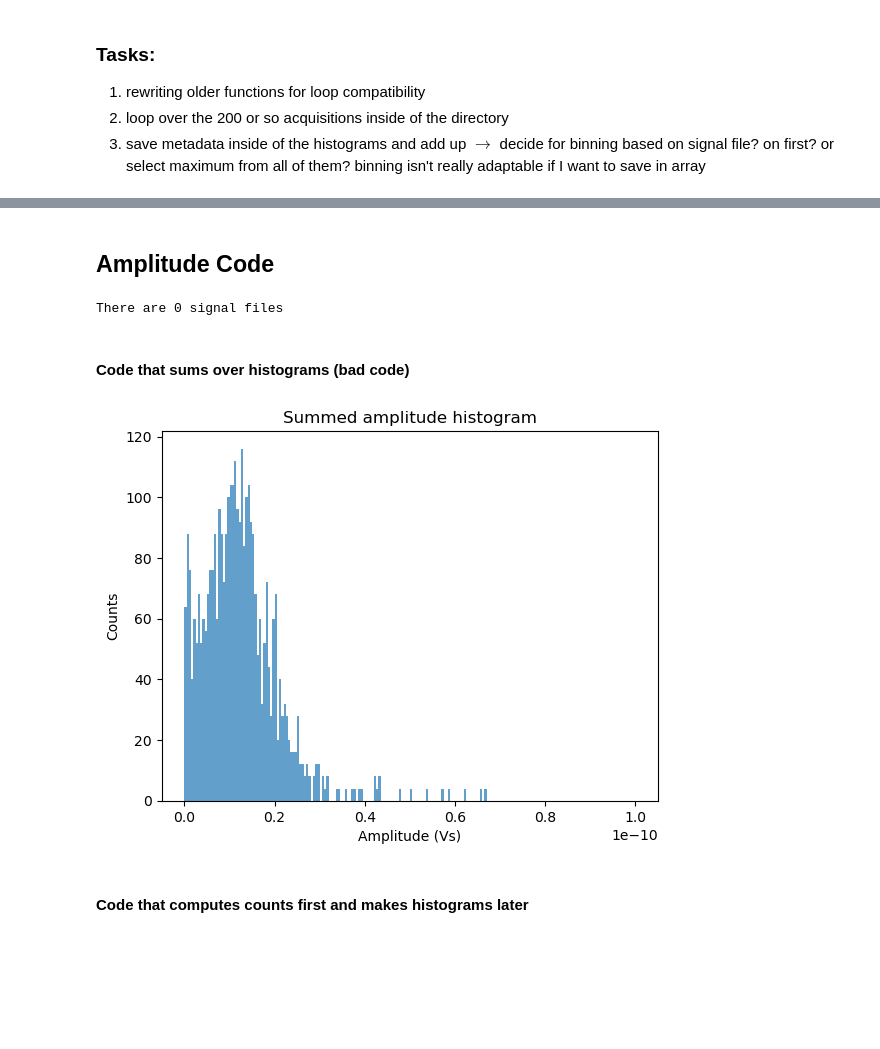
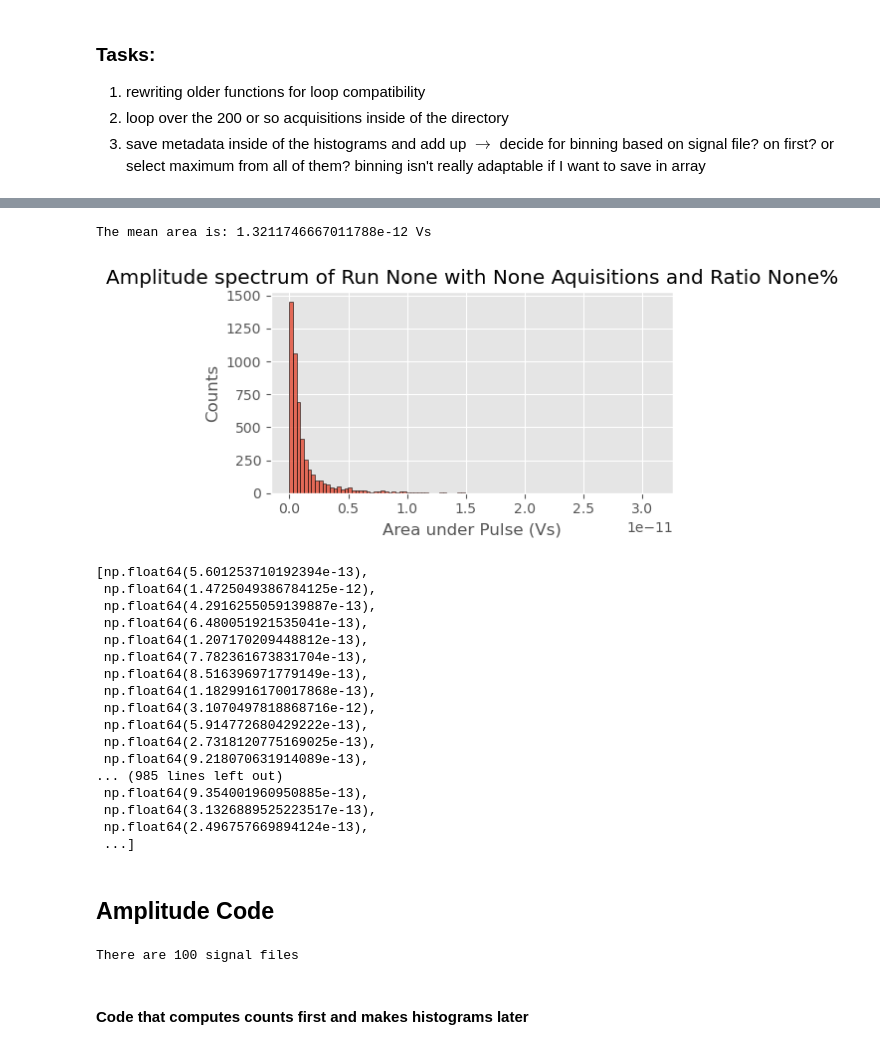
Before and after one commit to laloscola/Max-Planck-Coding, a Jupyter notebook: code_for_MCPPMT_Camera/analysis_final1.ipynb, the cells around one changed output, grey strips where cells are left out. Saved outputs shown, nothing was run; the diff lists cells and outputs as text; code cells hidden in the pictures; blank space fills up the shorter version.

```diff
--- a/code_for_MCPPMT_Camera/analysis_final1.ipynb
+++ b/code_for_MCPPMT_Camera/analysis_final1.ipynb
@@ -29,0 +39,2 @@ from functions_singledata import main_amplitude_spectrum
+# %%
+df_fixed = my_fcts.converter_binary_to_df('/Users/laloscola/ExternalDrive/1mio_events_sig/Run_000.Wfm.bin')
@@ -30,12 +48,34 @@ from functions_singledata import main_amplitude_spectrum
+# %%
+my_fcts.main_amplitude_spectrum(df_fixed)
+# %% [output]
+The mean area is: 1.3211746667011788e-12 Vs
+[figure, added]
+[np.float64(5.601253710192394e-13),
+ np.float64(1.4725049386784125e-12),
+ np.float64(4.2916255059139887e-13),
+ np.float64(6.480051921535041e-13),
+ np.float64(1.207170209448812e-13),
+ np.float64(7.782361673831704e-13),
+ np.float64(8.516396971779149e-13),
+ np.float64(1.1829916170017868e-13),
+ np.float64(3.1070497818868716e-12),
+ np.float64(5.914772680429222e-13),
+ np.float64(2.7318120775169025e-13),
+ np.float64(9.218070631914089e-13),
+... (985 lines left out)
+ np.float64(9.354001960950885e-13),
+ np.float64(3.1326889525223517e-13),
+ np.float64(2.496757669894124e-13),
+ ...]
 # %% [markdown]
 ## Amplitude Code
 # %%
-path_sig = Path('/Users/laloscola/ExternalDrive/1mio_events_sig/')
+path_sig = Path('/Users/laloscola/ExternalDrive/1mio_events_bkg/')
 files_sig = list(path_sig.glob('Run_*.Wfm.bin'))
 count_sig = len(files_sig)
 print(f'There are {count_sig} signal files')
 # %% [output]
-There are 0 signal files
+There are 100 signal files
 # %%
 dx = 0.5e-12 # max resolution was 1e-12 (area can still have non-integer values) --- adapt such that selecting the number of bins autosets dx
 bin_edges_jitter = np.arange(-15e-9, 15e-9 + dx, dx) # this would give 10000 bins
@@ -43,5 +83,3 @@ bin_edges_ampl = np.arange(0, 1e-10 +dx, dx)
 # %%
 counts_total_jitter = np.zeros(len(bin_edges_jitter) - 1, dtype=np.int64)
 counts_total_ampl = np.zeros(len(bin_edges_ampl) - 1, dtype=np.int64)
-# %% [markdown]
-#### Code that sums over histograms (bad code)
@@ -57,15 +86,3 @@ for file_path_sig in sorted(files[0:3]): # looping over first 3 files now
-# %%
-bin_left = bin_edges_ampl[:-1]
-bin_width = np.diff(bin_edges_ampl)
-
-plt.figure()
-plt.bar(bin_left, counts_total_ampl, width=bin_width, align="edge", alpha=0.7)
-plt.xlabel(f"Amplitude (Vs)")
-plt.ylabel("Counts")
-plt.title("Summed amplitude histogram")
-plt.show()
-# %% [output]
-[figure, removed]
 # %% [markdown]
 #### Code that computes counts first and makes histograms later
 # %%
```
Also changed, not shown: parts of 23 cells of this notebook, 8 other files.
